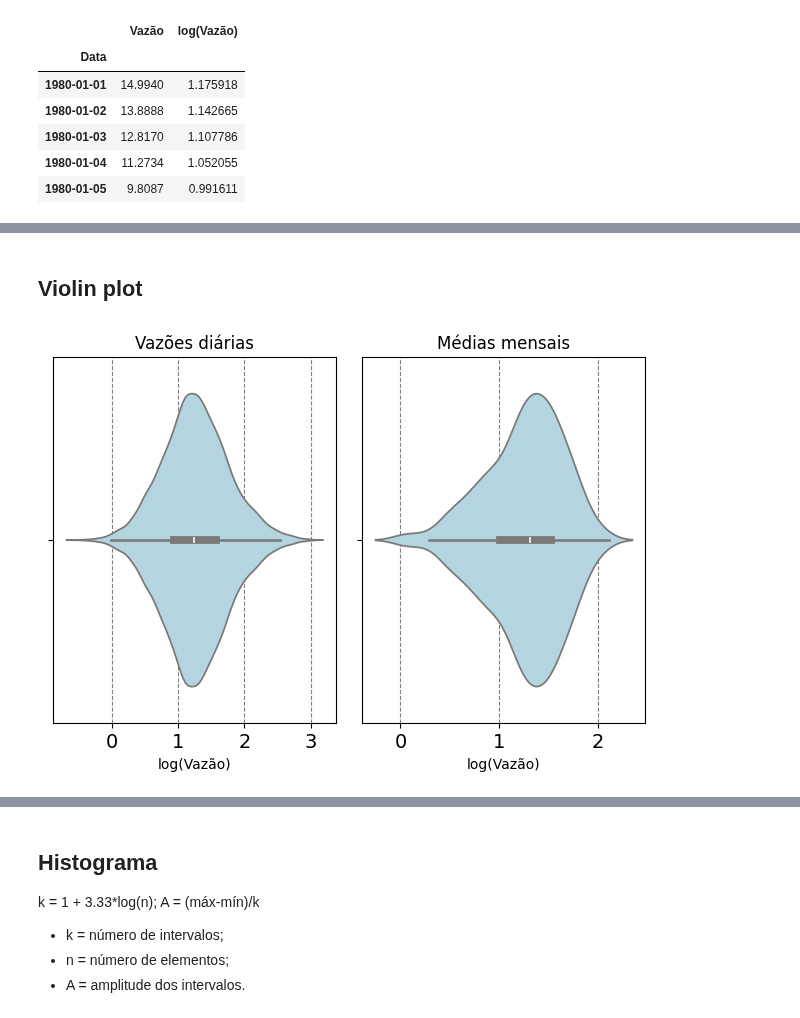
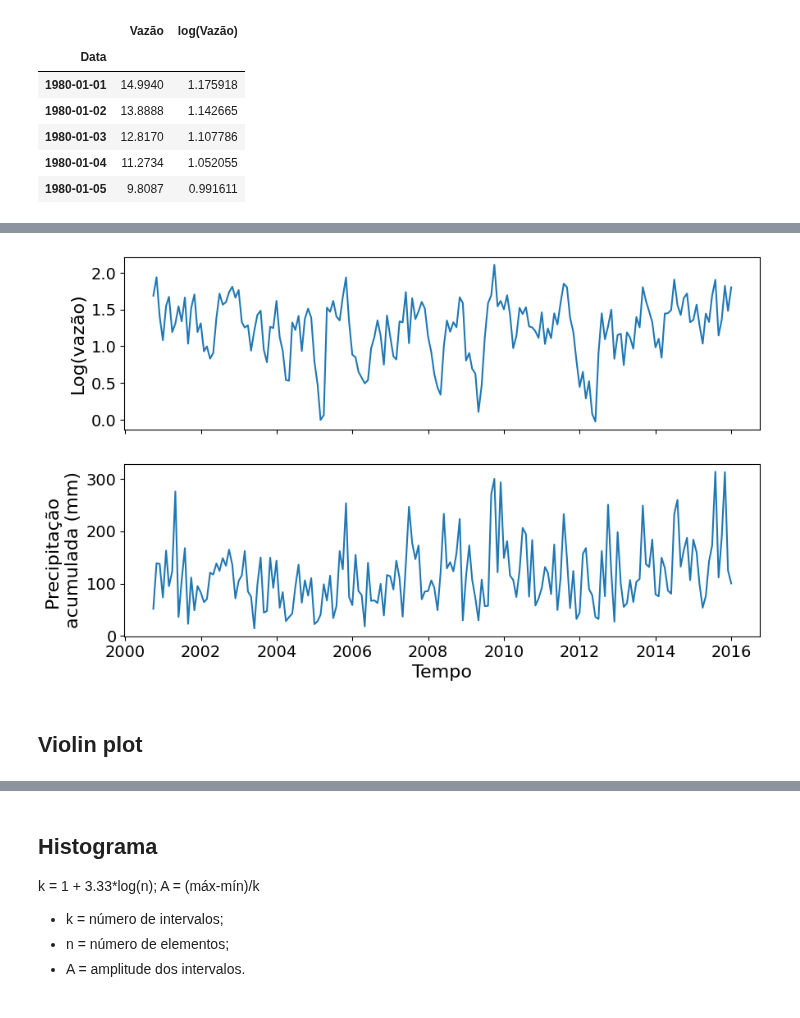
Before and after one commit to vitoria20241/Hidrologia, a Jupyter notebook: Notebooks/Trabalho_02.ipynb, the cells around one changed output, grey strips where cells are left out. Drawn from its saved outputs; the diff is of its cells as text; code cells hidden in the pictures.

```diff
--- a/Notebooks/Trabalho_02.ipynb
+++ b/Notebooks/Trabalho_02.ipynb
@@ -37,8 +38,7 @@ Contêm todos os meses? True
 # %%
 # Reorganizar os dados
 dados = dados[::-1]
-dados = dados.set_index(dados['Data'])
-dados = dados.drop('Data', axis='columns')
+dados = dados.set_index('Data')
 dados.columns = list(range(1, 32))
 #dados.head()
 # %%
@@ -117,26 +127,21 @@ plt.savefig(path+'\\hidrogramas.png', bbox_inches='tight')
+# %%
+# Precipitação
+inmet = pd.read_excel(path+'\\Dados_INMet\\dados.xlsx')
+inmet = inmet.set_index('index').resample('ME').sum()
+media_mensal = media_mensal.loc[inmet.index.min():inmet.index.max()]
+
+fig,ax = plt.subplots(2, sharex=True, figsize=(10, 6))
+ax[0].plot(media_mensal['log(Vazão)'])
+ax[0].set_ylabel('Log(vazão)', fontsize=16)
+
+ax[1].plot(inmet['PRECIPITAÇÃO TOTAL, HORÁRIO (mm)'])
+ax[1].set_ylabel('Precipitação \nacumulada (mm)', fontsize=16)
+
+plt.rcParams['xtick.labelsize'] = 14
+plt.rcParams['ytick.labelsize'] = 14
+plt.xlabel('Tempo', fontsize=16)
+plt.savefig(path+'\\precipitacao.png', bbox_inches='tight')
+# %% [output]
+[figure, added]
 # %% [markdown]
 ## Violin plot
-# %%
-f = plt.figure()
-gs = f.add_gridspec(1, 2)
-estilo = {'axes.grid': True,
-          'grid.color': 'gray',
-          'grid.linestyle': '--'}
-
-with sns.axes_style(estilo):
-    ax = f.add_subplot(gs[0, 0])
-    sns.violinplot(x=aux['log(Vazão)'],
-                   color='lightblue')
-    ax.set_axisbelow(True)
-    ax.set_title('Vazões diárias')
-    ax = f.add_subplot(gs[0, 1])
-    sns.violinplot(x=media_mensal['log(Vazão)'],
-                   color='lightblue')
-    ax.set_axisbelow(True)
-    ax.set_title('Médias mensais')
-
-sns.set_context('notebook', font_scale=1.2)
-f.tight_layout()
-plt.savefig(path+'\\violin.png', bbox_inches='tight')
-# %% [output]
-[figure, removed]
```
Also changed, not shown: parts of 6 cells of this notebook.
